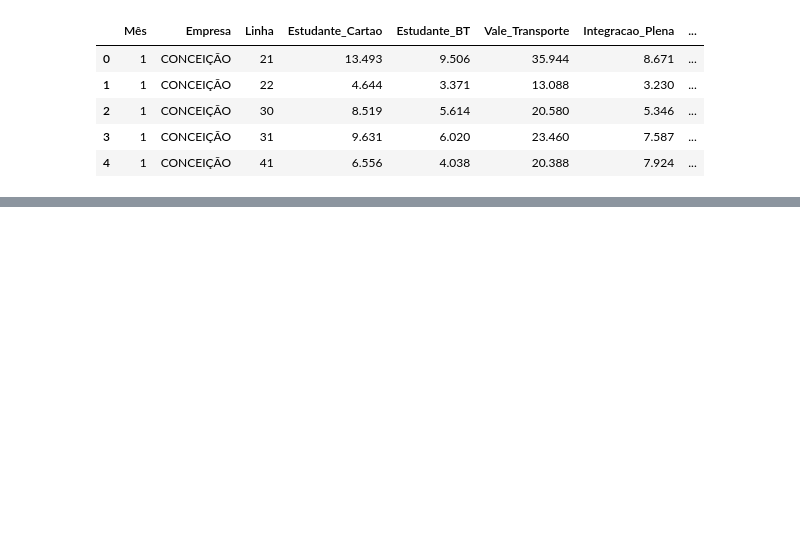
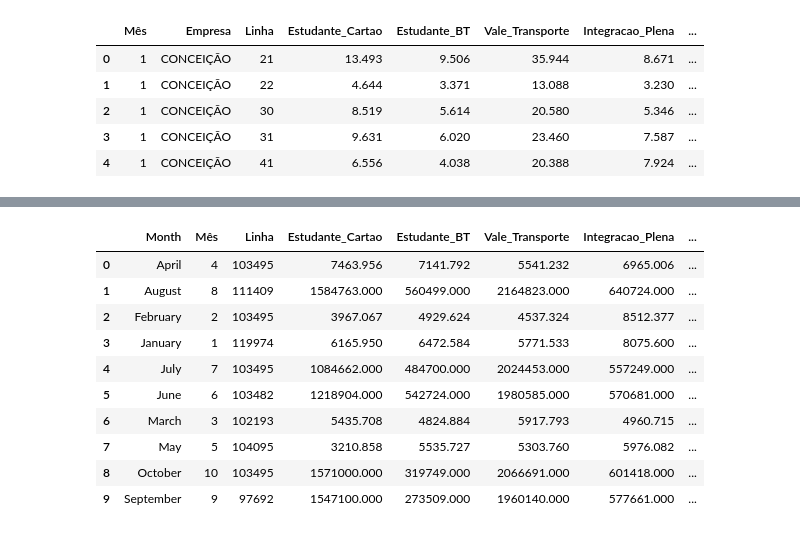
Before and after one commit to aguinaldoabbj/minicourse_open_data_natal_2019, a Jupyter notebook: 1_intro_pandas.ipynb, the cells around one changed output, grey strips where cells are left out. Saved outputs shown, nothing was run; the diff lists cells and outputs as text; code cells hidden in the pictures; blank space fills up the shorter version.

```diff
--- a/1_intro_pandas.ipynb
+++ b/1_intro_pandas.ipynb
@@ -404,0 +465,14 @@ df.head()
+# %%
+df.groupby(['Month','Mês'], as_index=False).sum() #as_index=False means that the aggregation column will be not turned into an index
+# %% [output]
+|  | Month | Mês | Linha | Estudante_Cartao | Estudante_BT | Vale_Transporte | Integracao_Plena | ... |
+| 0 | April | 4 | 103495 | 7463.956 | 7141.792 | 5541.232 | 6965.006 | ... |
+| 1 | August | 8 | 111409 | 1584763.000 | 560499.000 | 2164823.000 | 640724.000 | ... |
+| 2 | February | 2 | 103495 | 3967.067 | 4929.624 | 4537.324 | 8512.377 | ... |
+| 3 | January | 1 | 119974 | 6165.950 | 6472.584 | 5771.533 | 8075.600 | ... |
+| 4 | July | 7 | 103495 | 1084662.000 | 484700.000 | 2024453.000 | 557249.000 | ... |
+| 5 | June | 6 | 103482 | 1218904.000 | 542724.000 | 1980585.000 | 570681.000 | ... |
+| 6 | March | 3 | 102193 | 5435.708 | 4824.884 | 5917.793 | 4960.715 | ... |
+| 7 | May | 5 | 104095 | 3210.858 | 5535.727 | 5303.760 | 5976.082 | ... |
+| 8 | October | 10 | 103495 | 1571000.000 | 319749.000 | 2066691.000 | 601418.000 | ... |
+| 9 | September | 9 | 97692 | 1547100.000 | 273509.000 | 1960140.000 | 577661.000 | ... |
```
Also changed, not shown: parts of 18 cells of this notebook.
